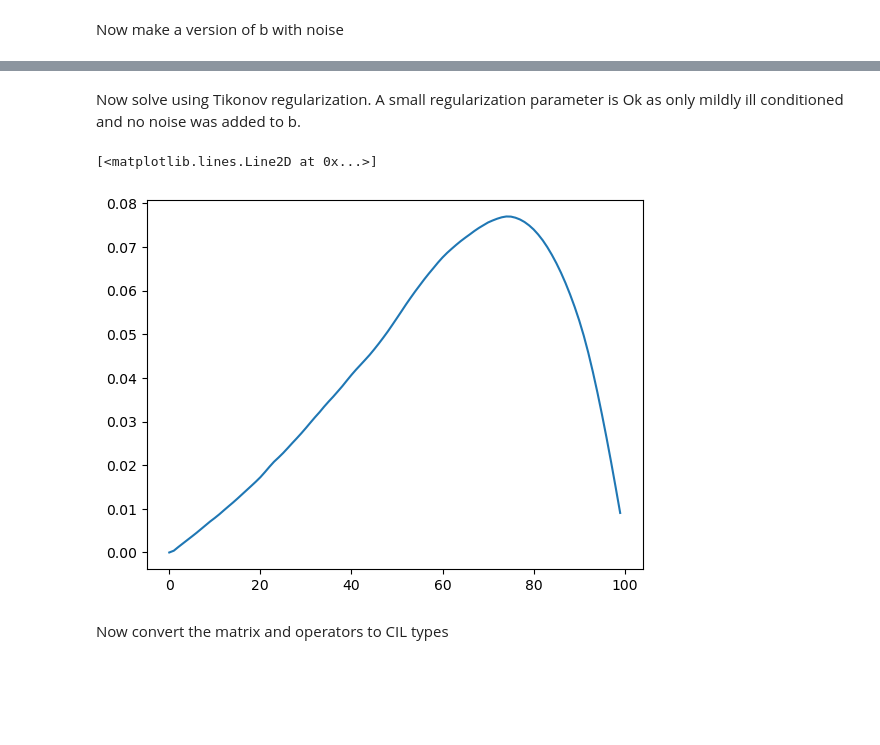
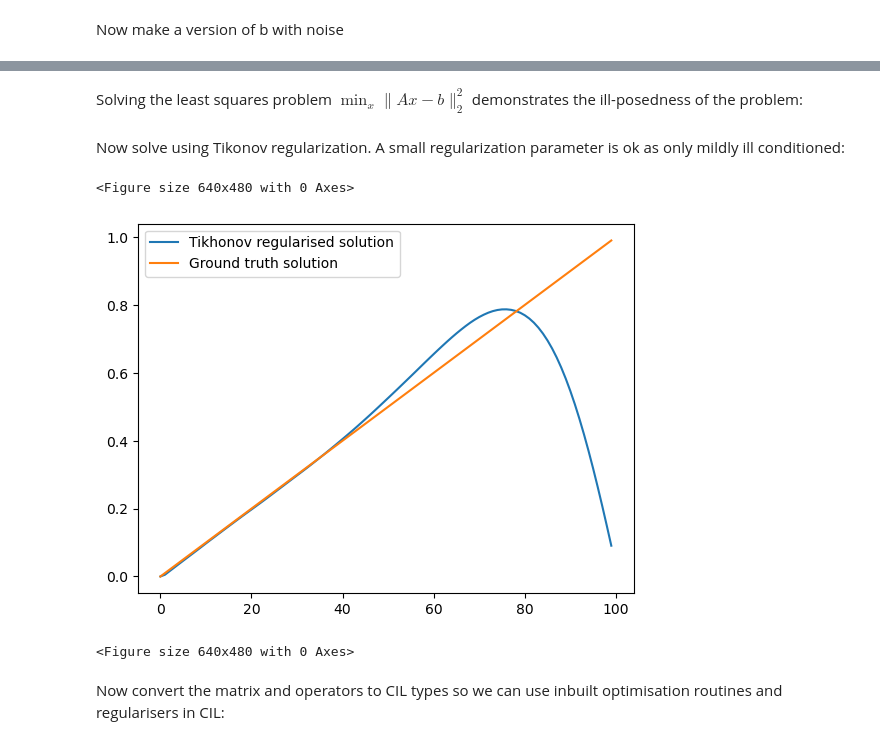
Before and after one commit to TomographicImaging/CIL-User-Showcase, a Jupyter notebook: 1DIP/deriv2_cgls.ipynb, the cells around one changed output, grey strips where cells are left out. Saved outputs shown, nothing was run; the diff lists cells and outputs as text; code cells hidden in the pictures; blank space fills up the shorter version.

```diff
--- a/1DIP/deriv2_cgls.ipynb
+++ b/1DIP/deriv2_cgls.ipynb
@@ -49,7 +96,10 @@ np.linalg.norm(A@x-b)
 # %% [markdown]
 Now make a version of b with noise
 # %%
-bn= b + 0.0001*np.random.randn(n)
-plt.plot(b)
-plt.plot(bn)
+bn= b + 0.001*np.random.randn(n)
+plt.figure()
+plt.plot(np.linspace(0,1,100),b, label='Noise free b')
+plt.plot(np.linspace(0,1,100),bn, label='Noisy b')
+plt.legend()
+plt.show()
 # %% [output]
@@ -68,0 +147,2 @@ plt.loglog(s)
+# %% [markdown]
+Solving the least squares problem $\min_x\|Ax-b\|_2^2$ demonstrates the ill-posedness of the problem:
@@ -69,18 +157,22 @@ plt.loglog(s)
 # %% [markdown]
-Now solve using Tikonov regularization. A small regularization parameter is Ok as only mildly ill conditioned
-and no noise was added to b.
+Now solve using Tikonov regularization. A small regularization parameter is ok as only mildly ill conditioned:
 # %%
 Atik=np.vstack((A,0.01*np.eye(n)))
 
 btik = np.hstack((bn,np.zeros(n)))
 
 xtik =  np.linalg.lstsq(Atik,btik,rcond=None)[0]
-plt.plot(xtik)
+plt.figure()
+plt.plot(np.linspace(0,1,100),xtik, label='Tikhonov regularised solution')
+plt.plot(np.linspace(0,1,100),x, label='Ground truth solution')
+plt.legend()
+plt.figure()
 # %% [output]
-[<matplotlib.lines.Line2D at 0x...>]
+<Figure size 640x480 with 0 Axes>
-[figure, old version]
+[figure, new version]
+<Figure size 640x480 with 0 Axes>
 # %% [markdown]
-Now convert the matrix and operators to CIL types
+Now convert the matrix and operators to CIL types so we can use inbuilt optimisation routines and regularisers in CIL:
 # %%
 Aop = MatrixOperator(A)
 bop= VectorData(bn)
```
Also changed, not shown: parts of 25 cells of this notebook, 1 other file.
